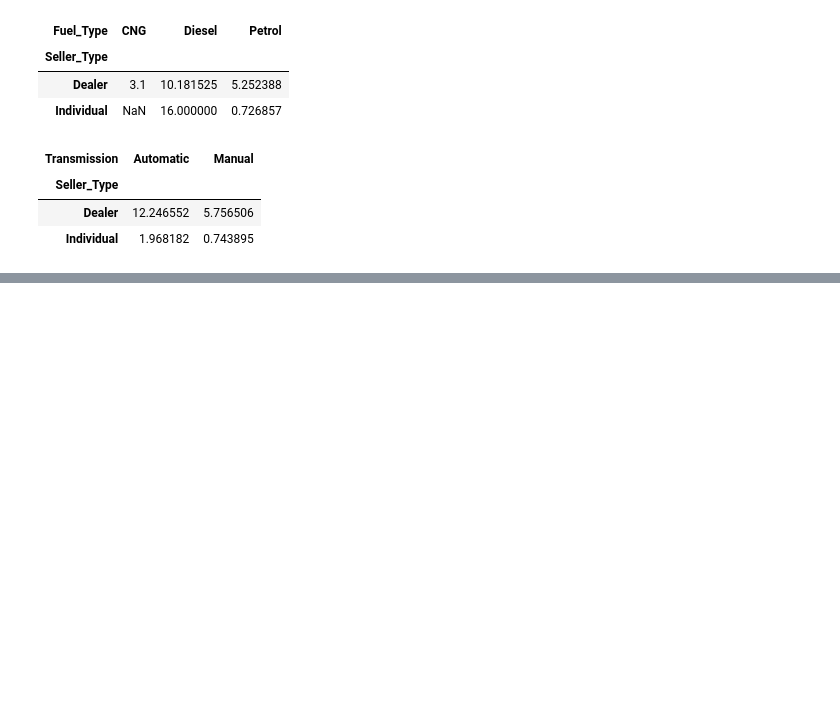
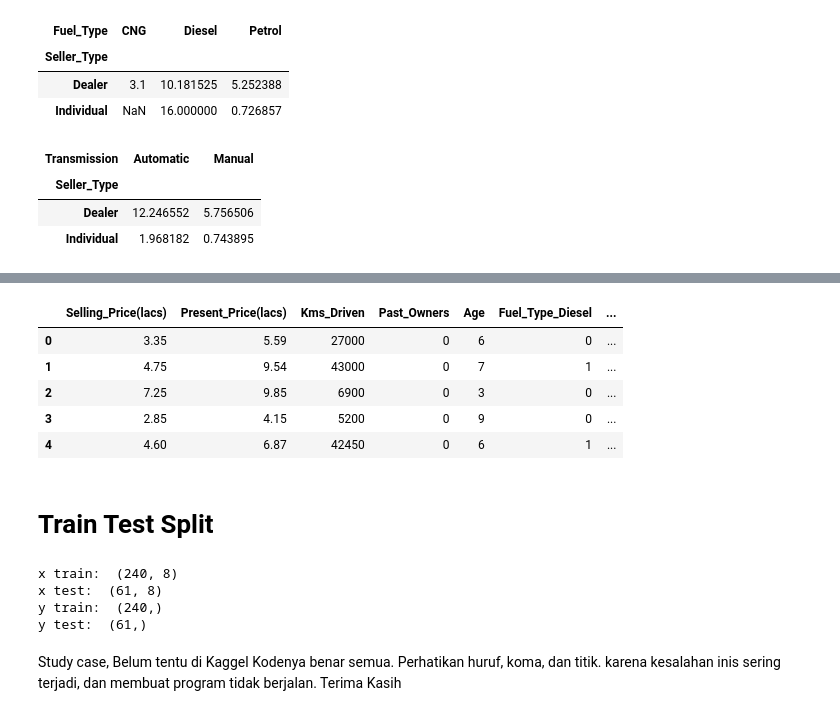
Before and after one commit to raakanaka/Learn-Machine-Learning, a Jupyter notebook: Car_Prediction_Kaggel.ipynb, the cells around one changed output, grey strips where cells are left out. Cells and saved outputs as stored; diff of their text form; code cells hidden in the pictures; blank space fills up the shorter version.

```diff
--- a/Car_Prediction_Kaggel.ipynb
+++ b/Car_Prediction_Kaggel.ipynb
@@ -178,0 +194,13 @@ df_main.pivot_table(values= 'Selling_Price(lacs)', index= 'Seller_Type', columns
+# %%
+df_main = pd.get_dummies(data = df_main,drop_first=True)
+# %%
+df_main.head()
+# %% [output]
+|  | Selling_Price(lacs) | Present_Price(lacs) | Kms_Driven | Past_Owners | Age | Fuel_Type_Diesel | ... |
+| 0 | 3.35 | 5.59 | 27000 | 0 | 6 | 0 | ... |
+| 1 | 4.75 | 9.54 | 43000 | 0 | 7 | 1 | ... |
+| 2 | 7.25 | 9.85 | 6900 | 0 | 3 | 0 | ... |
+| 3 | 2.85 | 4.15 | 5200 | 0 | 9 | 0 | ... |
+| 4 | 4.60 | 6.87 | 42450 | 0 | 6 | 1 | ... |
+# %% [markdown]
+# Train Test Split
@@ -178,0 +212,13 @@ df_main.pivot_table(values= 'Selling_Price(lacs)', index= 'Seller_Type', columns
+# %%
+x_train, x_test, y_train, y_test = train_test_split(x, y, test_size=0.2, random_state=1)
+print("x train: ",x_train.shape)
+print("x test: ",x_test.shape)
+print("y train: ",y_train.shape)
+print("y test: ",y_test.shape)
+# %% [output]
+x train:  (240, 8)
+x test:  (61, 8)
+y train:  (240,)
+y test:  (61,)
+# %% [markdown]
+Study case, Belum tentu di Kaggel Kodenya benar semua. Perhatikan huruf, koma, dan titik. karena kesalahan inis sering terjadi, dan membuat program tidak berjalan. Terima Kasih
```
Also changed, not shown: parts of 6 cells of this notebook.
